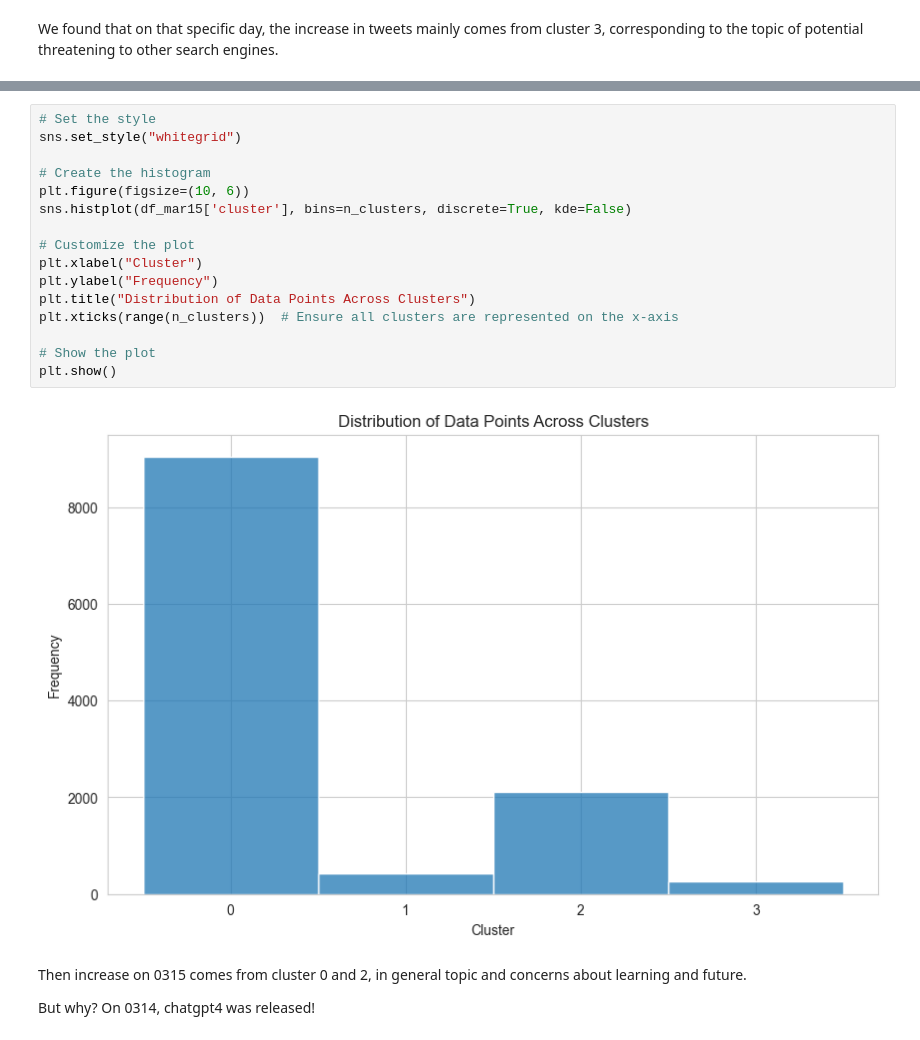
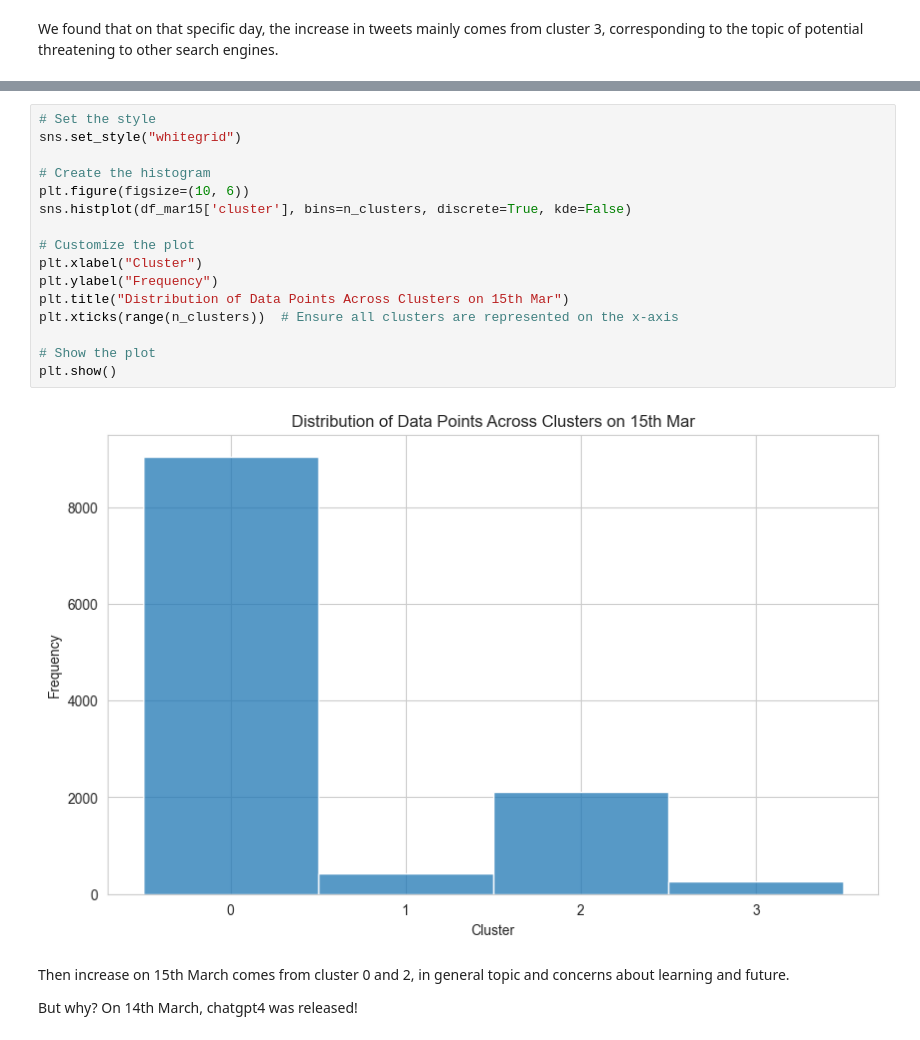
Before and after one commit to phuonganhdangamy/JSC270_HW4_2025_G17, a Jupyter notebook: part2_new.ipynb, the cells around one changed output, grey strips where cells are left out. Cells and saved outputs as stored; diff of their text form.

```diff
--- a/part2_new.ipynb
+++ b/part2_new.ipynb
@@ -646,22 +646,22 @@ And just one day ago, Google, feeling the competitive pressure, rushed to introd
 # %%
 # Set the style
 sns.set_style("whitegrid")
 
 # Create the histogram
 plt.figure(figsize=(10, 6))
 sns.histplot(df_mar15['cluster'], bins=n_clusters, discrete=True, kde=False)
 
 # Customize the plot
 plt.xlabel("Cluster")
 plt.ylabel("Frequency")
-plt.title("Distribution of Data Points Across Clusters")
+plt.title("Distribution of Data Points Across Clusters on 15th Mar")
 plt.xticks(range(n_clusters))  # Ensure all clusters are represented on the x-axis
 
 # Show the plot
 plt.show()
 # %% [output]
-[figure, old version]
+[figure, new version]
 # %% [markdown]
-Then increase on 0315 comes from cluster 0 and 2, in general topic and concerns about learning and future.
+Then increase on 15th March comes from cluster 0 and 2, in general topic and concerns about learning and future.
 
-But why? On 0314, chatgpt4 was released!
+But why? On 14th March, chatgpt4 was released!
```
Also changed, not shown: parts of 14 cells of this notebook.
